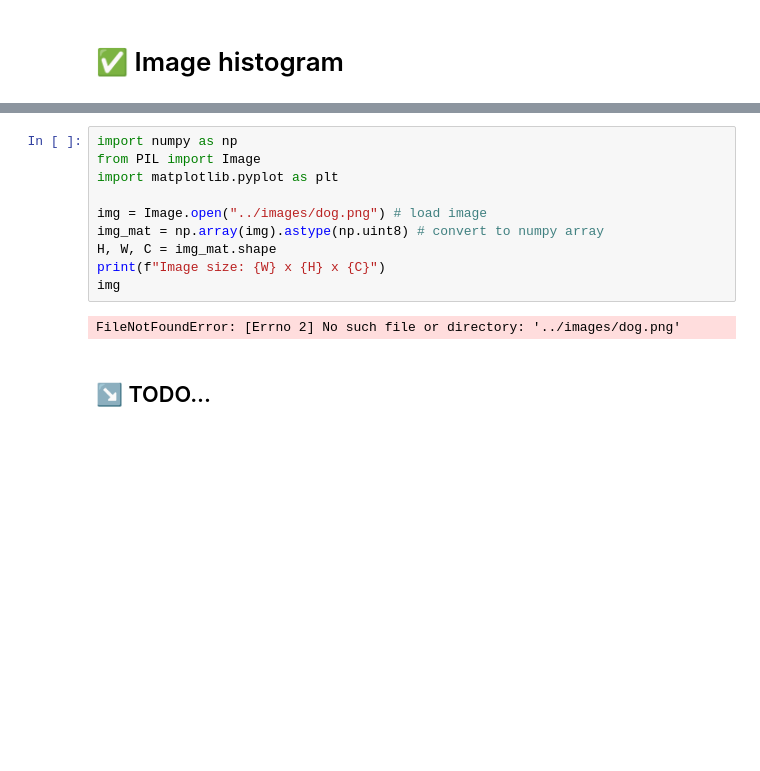
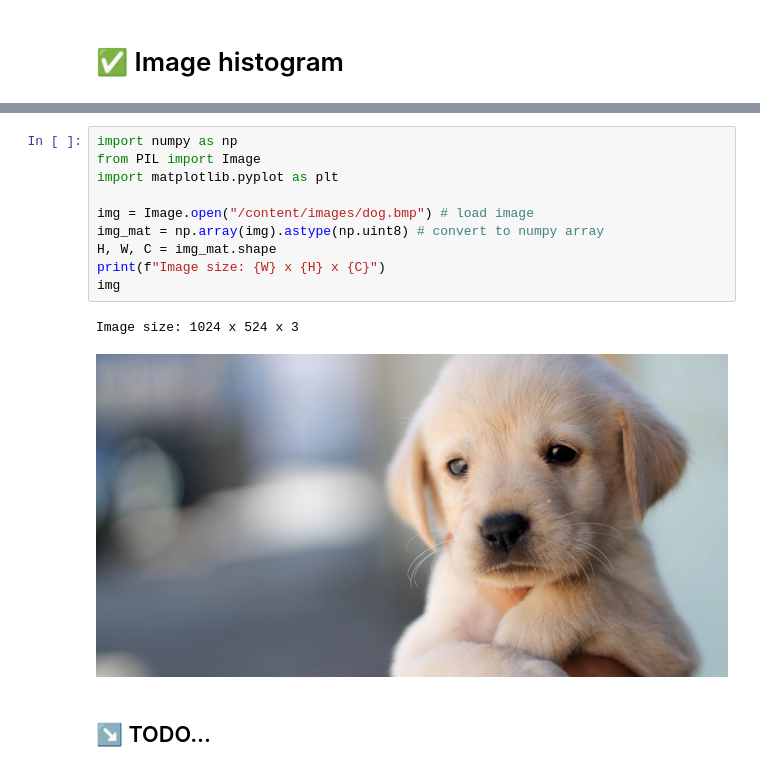
Before and after one commit to francodesource/GPUComputing, a Jupyter notebook: lab3/CUDA_lab3_TODO.ipynb, the cells around one changed output, grey strips where cells are left out. Saved outputs shown, nothing was run; the diff lists cells and outputs as text; blank space fills up the shorter version.

Commit message:
images

```diff
--- a/lab3/CUDA_lab3_TODO.ipynb
+++ b/lab3/CUDA_lab3_TODO.ipynb
@@ -179,15 +189,16 @@ New password:
 # %%
 import numpy as np
 from PIL import Image
 import matplotlib.pyplot as plt
 
-img = Image.open("../images/dog.png") # load image
+img = Image.open("/content/images/dog.bmp") # load image
 img_mat = np.array(img).astype(np.uint8) # convert to numpy array
 H, W, C = img_mat.shape
 print(f"Image size: {W} x {H} x {C}")
 img
 # %% [output]
-FileNotFoundError: [Errno 2] No such file or directory: '../images/dog.png'
+Image size: 1024 x 524 x 3
+[figure, added]
 # %% [markdown]
 ## ↘️ TODO...
 # %% [markdown]
```
Also changed, not shown: parts of 8 cells of this notebook, 1 other file.
